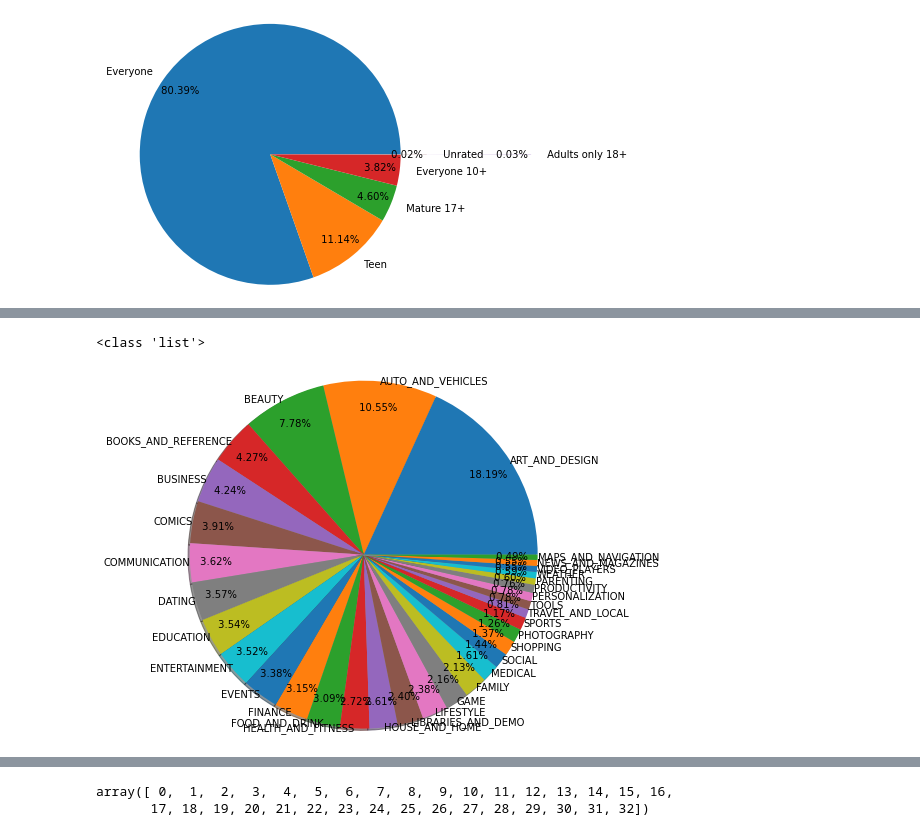
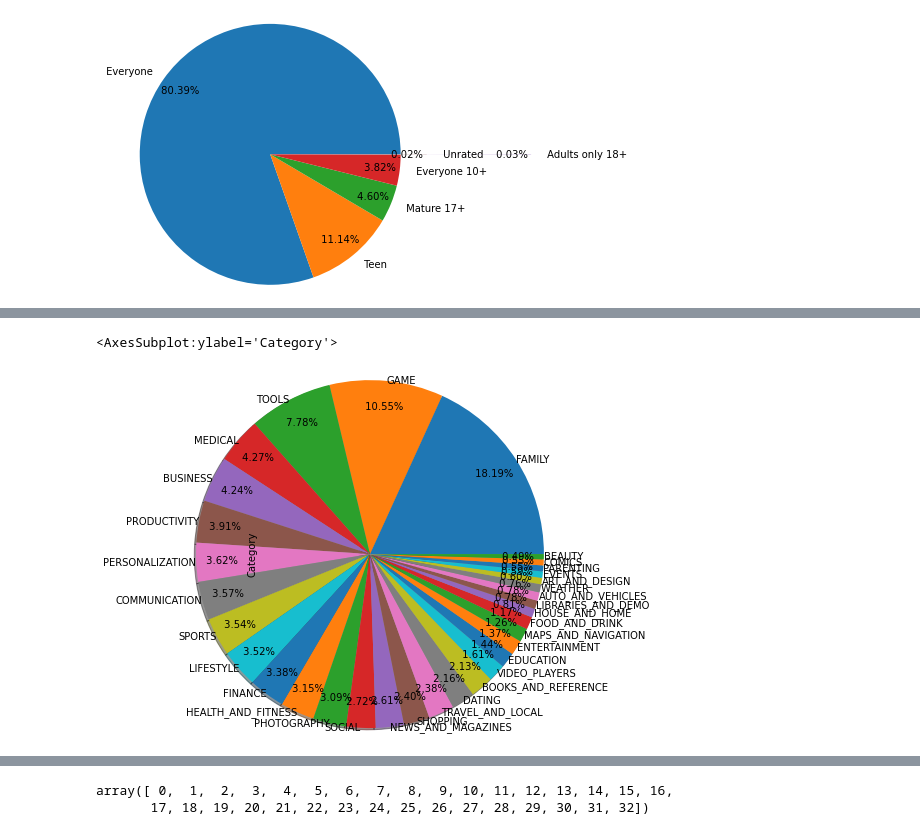
Before and after one commit to elwanmohamed/investigate-play-store-data, a Jupyter notebook: playStore .ipynb, the cells around one changed output, grey strips where cells are left out. Cells and saved outputs as stored; diff of their text form; code cells hidden in the pictures.

```diff
--- a/playStore .ipynb
+++ b/playStore .ipynb
@@ -347,15 +347,9 @@ PARENTING                60
 BEAUTY                   53
 Name: Category, dtype: int64
-# %%
-Cat_x=list(df['Category'].unique())
-print(type(Cat_x))
-# %% [output]
-<class 'list'>
-# %%
-Cat_y=df_CategoryValues
-plt.pie(x=Cat_y,labels=Cat_x,radius=2,shadow=True,labeldistance=1,autopct=' %0.2f%% ',pctdistance=0.85)
-plt.show()
-# %% [output]
-[figure, removed]
+# %%
+df_CategoryValues.plot(kind='pie',radius=2,shadow=True,labeldistance=1,autopct=' %0.2f%% ',pctdistance=0.85)
+# %% [output]
+<AxesSubplot:ylabel='Category'>
+[figure, added]
 # %%
 Category=df.groupby(by='Category').mean()
```
Also changed, not shown: parts of 8 cells of this notebook.
